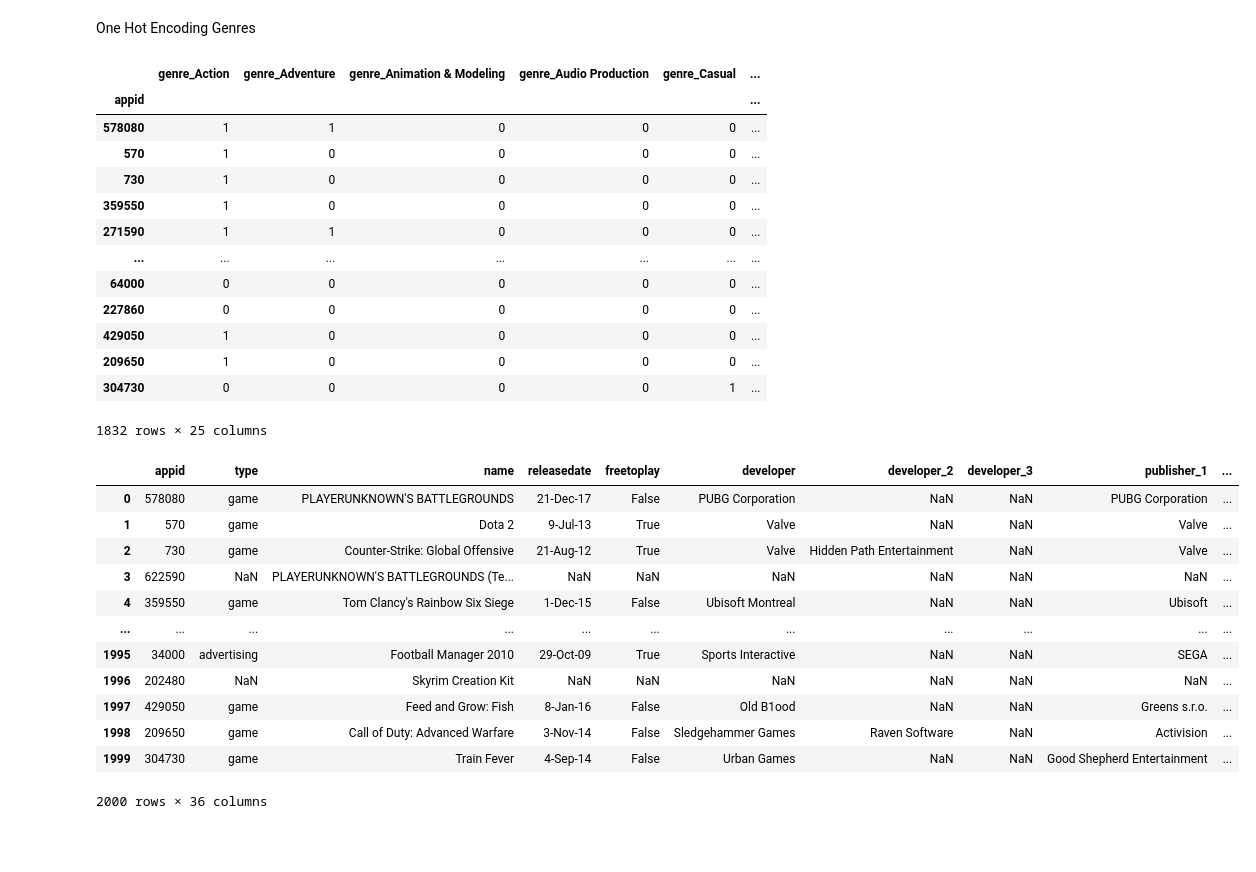
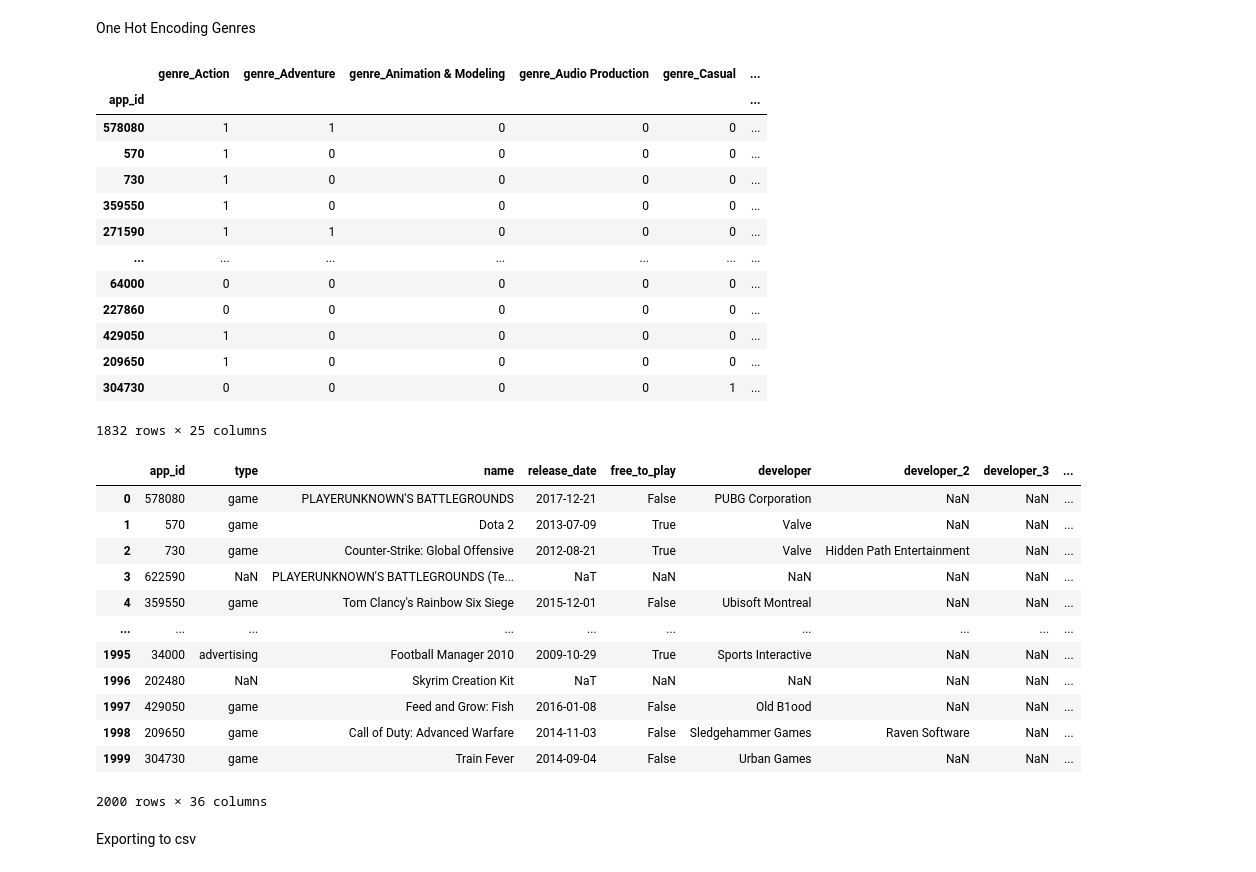
Before and after one commit to Jonhops1595/steam_machine_learning, a Jupyter notebook: Machine Learning Data Cleaning.ipynb, the cells around one changed output. Cells and saved outputs as stored; diff of their text form; code cells hidden in the pictures; blank space fills up the shorter version.

```diff
--- a/Machine Learning Data Cleaning.ipynb
+++ b/Machine Learning Data Cleaning.ipynb
@@ -27,8 +24,8 @@ game_data
 Combining with Application Developers
 # %%
 game_devs = pd.read_csv('applicationDevelopers.csv',
-                        names = ['appid', 'developer', 'developer_2', 'developer_3'],
+                        names = ['app_id', 'developer', 'developer_2', 'developer_3'],
                         encoding = 'latin-1')
-game_data = pd.merge(game_data, game_devs, on = 'appid', how = 'inner')
+game_data = pd.merge(game_data, game_devs, on = 'app_id', how = 'inner')
 game_data
 # %% [output]
@@ -49,9 +46,9 @@ game_data
 Combining w/ Publishers
 # %%
 game_pub = pd.read_csv('applicationPublishers.csv',
-                      names = ['appid', 'publisher_1', 'publisher_2', 'publisher_3'],
+                      names = ['app_id', 'publisher_1', 'publisher_2', 'publisher_3'],
                       encoding = 'latin-1'
                       )
-game_data = pd.merge(game_data, game_pub, on = 'appid', how = 'inner')
+game_data = pd.merge(game_data, game_pub, on = 'app_id', how = 'inner')
 game_data
 # %% [output]
@@ -73,28 +70,28 @@ One Hot Encoding Genres
 # %%
 #Reading and setting up short df
 game_genres_long = pd.read_csv('applicationGenres.csv',
-                      names = ['appid', 'genre_1', 'genre_2', 'genre_3', 'genre_4', 'genre_5', 'genre_6'],
+                      names = ['app_id', 'genre_1', 'genre_2', 'genre_3', 'genre_4', 'genre_5', 'genre_6'],
                       encoding = 'latin-1',
                       index_col = False
                       )
-game_genres = pd.DataFrame(columns = ['appid', 'genre'])
+game_genres = pd.DataFrame(columns = ['app_id', 'genre'])
 for index, row in game_genres_long.iterrows():
     for c in range(1,7):
         if(pd.isnull(row[c])):
             c = 8
         else:
-            appid = row[0] #Getting appid
+            app_id = row[0] #Getting appid
             genre = row[c] #Getting genre
-            game_genres.loc[len(game_genres.index)] = [appid, genre] #Adding to short df
+            game_genres.loc[len(game_genres.index)] = [app_id, genre] #Adding to short df
 # %%
 #One-Hot Encoding
 game_genres_final = pd.get_dummies(game_genres, columns = ['genre'], prefix='genre')
 game_genres_final.drop('genre_60', axis = 1, inplace = True)
-game_genres_final = game_genres_final.groupby('appid', sort = False).sum()
+game_genres_final = game_genres_final.groupby('app_id', sort = False).sum()
 game_genres_final
 # %% [output]
 |  | genre_Action | genre_Adventure | genre_Animation & Modeling | genre_Audio Production | genre_Casual | ... |
-| appid |  |  |  |  |  | ... |
+| app_id |  |  |  |  |  | ... |
 | 578080 | 1 | 1 | 0 | 0 | 0 | ... |
 | 570 | 1 | 0 | 0 | 0 | 0 | ... |
 | 730 | 1 | 0 | 0 | 0 | 0 | ... |
@@ -112,20 +109,22 @@ game_genres_final
 col_names = list(game_genres_final)
 # %%
 #Merging into master df
-game_data_test = pd.merge(game_data, game_genres_final, on = 'appid', how = 'left')
-game_data_test[col_names] = game_data_test[col_names].replace({1.0: True, 0.0: False}) #Convert to True/False
-game_data_test
+game_data = pd.merge(game_data, game_genres_final, on = 'app_id', how = 'left')
+game_data[col_names] = game_data[col_names].replace({1.0: True, 0.0: False}) #Convert to True/False
+game_data
 # %% [output]
-|  | appid | type | name | releasedate | freetoplay | developer | developer_2 | developer_3 | publisher_1 | ... |
-| 0 | 578080 | game | PLAYERUNKNOWN'S BATTLEGROUNDS | 21-Dec-17 | False | PUBG Corporation | NaN | NaN | PUBG Corporation | ... |
-| 1 | 570 | game | Dota 2 | 9-Jul-13 | True | Valve | NaN | NaN | Valve | ... |
-| 2 | 730 | game | Counter-Strike: Global Offensive | 21-Aug-12 | True | Valve | Hidden Path Entertainment | NaN | Valve | ... |
-| 3 | 622590 | NaN | PLAYERUNKNOWN'S BATTLEGROUNDS (Te... | NaN | NaN | NaN | NaN | NaN | NaN | ... |
-| 4 | 359550 | game | Tom Clancy's Rainbow Six Siege | 1-Dec-15 | False | Ubisoft Montreal | NaN | NaN | Ubisoft | ... |
-| ... | ... | ... | ... | ... | ... | ... | ... | ... | ... | ... |
-| 1995 | 34000 | advertising | Football Manager 2010 | 29-Oct-09 | True | Sports Interactive | NaN | NaN | SEGA | ... |
-| 1996 | 202480 | NaN | Skyrim Creation Kit | NaN | NaN | NaN | NaN | NaN | NaN | ... |
-| 1997 | 429050 | game | Feed and Grow: Fish | 8-Jan-16 | False | Old B1ood | NaN | NaN | Greens s.r.o. | ... |
-| 1998 | 209650 | game | Call of Duty: Advanced Warfare | 3-Nov-14 | False | Sledgehammer Games | Raven Software | NaN | Activision | ... |
-| 1999 | 304730 | game | Train Fever | 4-Sep-14 | False | Urban Games | NaN | NaN | Good Shepherd Entertainment | ... |
+|  | app_id | type | name | release_date | free_to_play | developer | developer_2 | developer_3 | ... |
+| 0 | 578080 | game | PLAYERUNKNOWN'S BATTLEGROUNDS | 2017-12-21 | False | PUBG Corporation | NaN | NaN | ... |
+| 1 | 570 | game | Dota 2 | 2013-07-09 | True | Valve | NaN | NaN | ... |
+| 2 | 730 | game | Counter-Strike: Global Offensive | 2012-08-21 | True | Valve | Hidden Path Entertainment | NaN | ... |
+| 3 | 622590 | NaN | PLAYERUNKNOWN'S BATTLEGROUNDS (Te... | NaT | NaN | NaN | NaN | NaN | ... |
+| 4 | 359550 | game | Tom Clancy's Rainbow Six Siege | 2015-12-01 | False | Ubisoft Montreal | NaN | NaN | ... |
+| ... | ... | ... | ... | ... | ... | ... | ... | ... | ... |
+| 1995 | 34000 | advertising | Football Manager 2010 | 2009-10-29 | True | Sports Interactive | NaN | NaN | ... |
+| 1996 | 202480 | NaN | Skyrim Creation Kit | NaT | NaN | NaN | NaN | NaN | ... |
+| 1997 | 429050 | game | Feed and Grow: Fish | 2016-01-08 | False | Old B1ood | NaN | NaN | ... |
+| 1998 | 209650 | game | Call of Duty: Advanced Warfare | 2014-11-03 | False | Sledgehammer Games | Raven Software | NaN | ... |
+| 1999 | 304730 | game | Train Fever | 2014-09-04 | False | Urban Games | NaN | NaN | ... |
 2000 rows × 36 columns
+# %% [markdown]
+Exporting to csv
```
Also changed, not shown: parts of 5 cells of this notebook, 2 other files.
